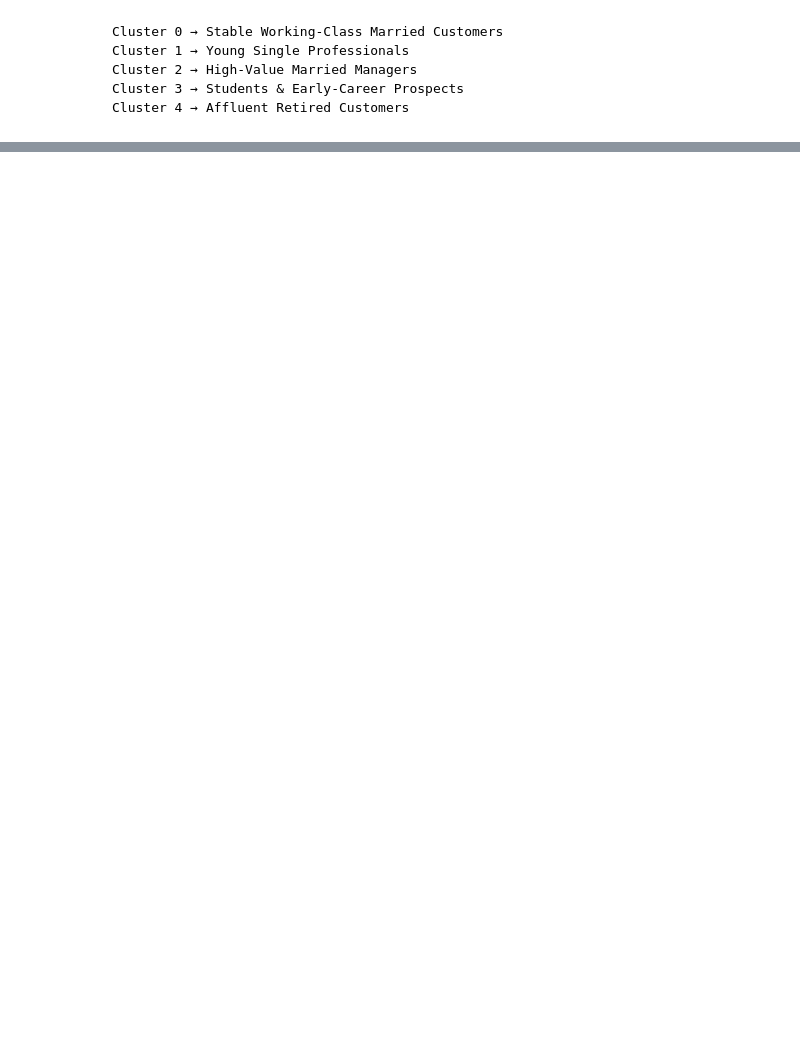
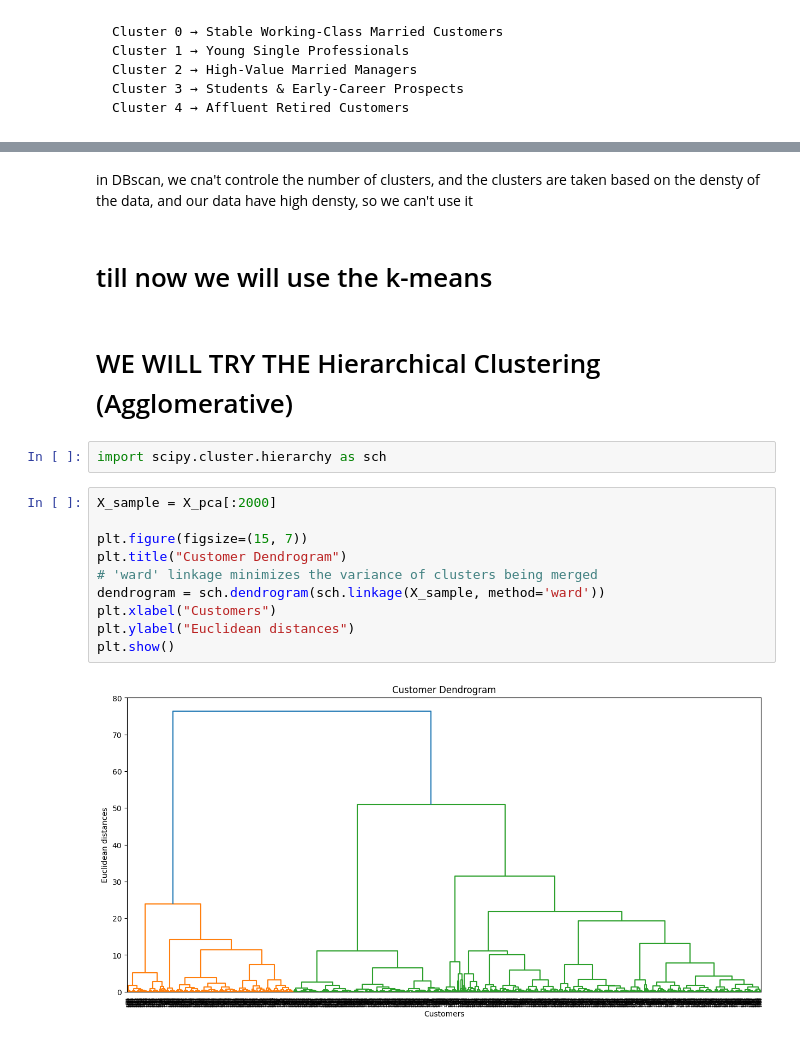
Before and after one commit to z3yad30/bank-customer-segmentation-clustering, a Jupyter notebook: 06_task_03.ipynb, the cells around one changed output, grey strips where cells are left out. Drawn from its saved outputs; the diff is of its cells as text; blank space fills up the shorter version.

```diff
--- a/06_task_03.ipynb
+++ b/06_task_03.ipynb
@@ -386,0 +446,21 @@ Cluster 4 → Affluent Retired Customers
+# %% [markdown]
+in DBscan, we cna't controle the number of clusters, and the clusters are taken based on the densty of the data,
+and our data have high densty, so we can't use it
+# %% [markdown]
+# till now we will use the k-means
+# %% [markdown]
+# WE WILL TRY THE Hierarchical Clustering (Agglomerative)
+# %%
+import scipy.cluster.hierarchy as sch
+# %%
+X_sample = X_pca[:2000]
+
+plt.figure(figsize=(15, 7))
+plt.title("Customer Dendrogram")
+# 'ward' linkage minimizes the variance of clusters being merged
+dendrogram = sch.dendrogram(sch.linkage(X_sample, method='ward'))
+plt.xlabel("Customers")
+plt.ylabel("Euclidean distances")
+plt.show()
+# %% [output]
+[figure, added]
```
Also changed, not shown: parts of 27 cells of this notebook, 1 other file.
